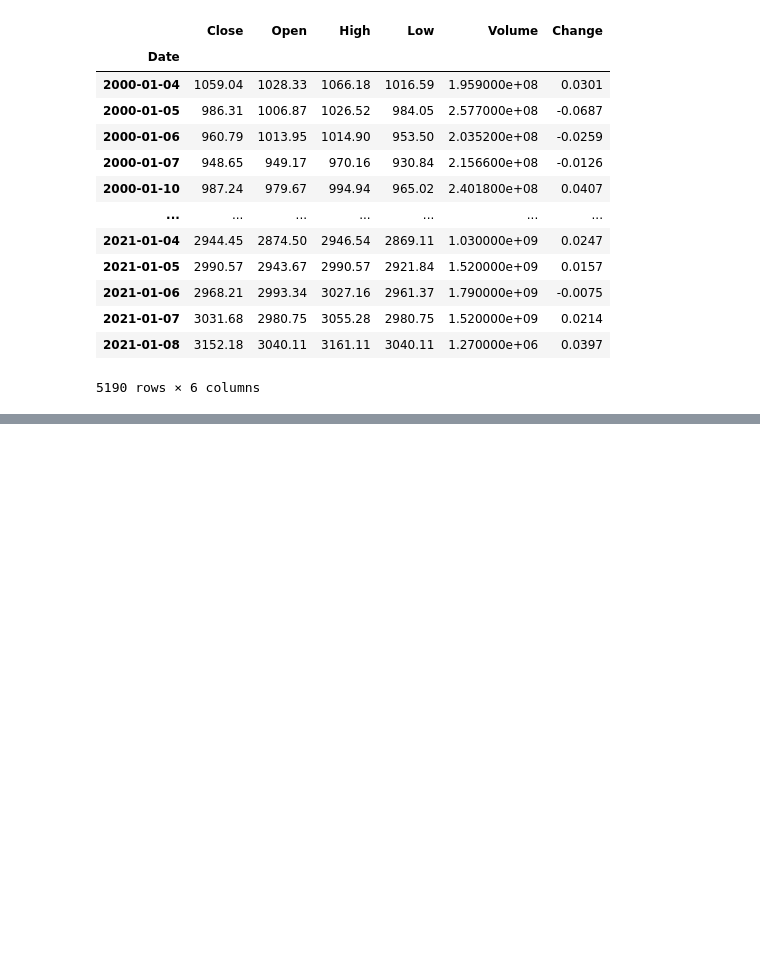
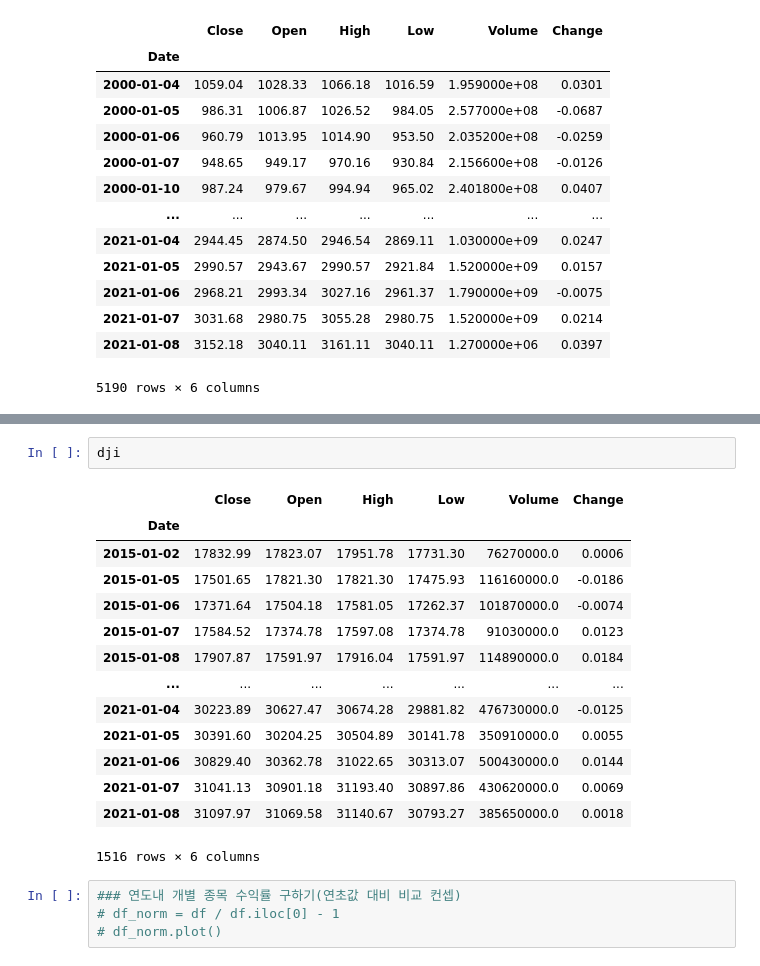
Before and after one commit to Kstyle0710/my_economy, a Jupyter notebook: KOSPI.ipynb, the cells around one changed output, grey strips where cells are left out. Saved outputs shown, nothing was run; the diff lists cells and outputs as text; blank space fills up the shorter version.

```diff
--- a/KOSPI.ipynb
+++ b/KOSPI.ipynb
@@ -69,0 +95,21 @@ df.plot(secondary_y=['코스피'])
+# %%
+dji
+# %% [output]
+|  | Close | Open | High | Low | Volume | Change |
+| Date |  |  |  |  |  |  |
+| 2015-01-02 | 17832.99 | 17823.07 | 17951.78 | 17731.30 | 76270000.0 | 0.0006 |
+| 2015-01-05 | 17501.65 | 17821.30 | 17821.30 | 17475.93 | 116160000.0 | -0.0186 |
+| 2015-01-06 | 17371.64 | 17504.18 | 17581.05 | 17262.37 | 101870000.0 | -0.0074 |
+| 2015-01-07 | 17584.52 | 17374.78 | 17597.08 | 17374.78 | 91030000.0 | 0.0123 |
+| 2015-01-08 | 17907.87 | 17591.97 | 17916.04 | 17591.97 | 114890000.0 | 0.0184 |
+| ... | ... | ... | ... | ... | ... | ... |
+| 2021-01-04 | 30223.89 | 30627.47 | 30674.28 | 29881.82 | 476730000.0 | -0.0125 |
+| 2021-01-05 | 30391.60 | 30204.25 | 30504.89 | 30141.78 | 350910000.0 | 0.0055 |
+| 2021-01-06 | 30829.40 | 30362.78 | 31022.65 | 30313.07 | 500430000.0 | 0.0144 |
+| 2021-01-07 | 31041.13 | 30901.18 | 31193.40 | 30897.86 | 430620000.0 | 0.0069 |
+| 2021-01-08 | 31097.97 | 31069.58 | 31140.67 | 30793.27 | 385650000.0 | 0.0018 |
+1516 rows × 6 columns
+# %%
+### 연도내 개별 종목 수익률 구하기(연초값 대비 비교 컨셉)
+# df_norm = df / df.iloc[0] - 1
+# df_norm.plot()
```
Also changed, not shown: parts of 6 cells of this notebook, 2 other files.
